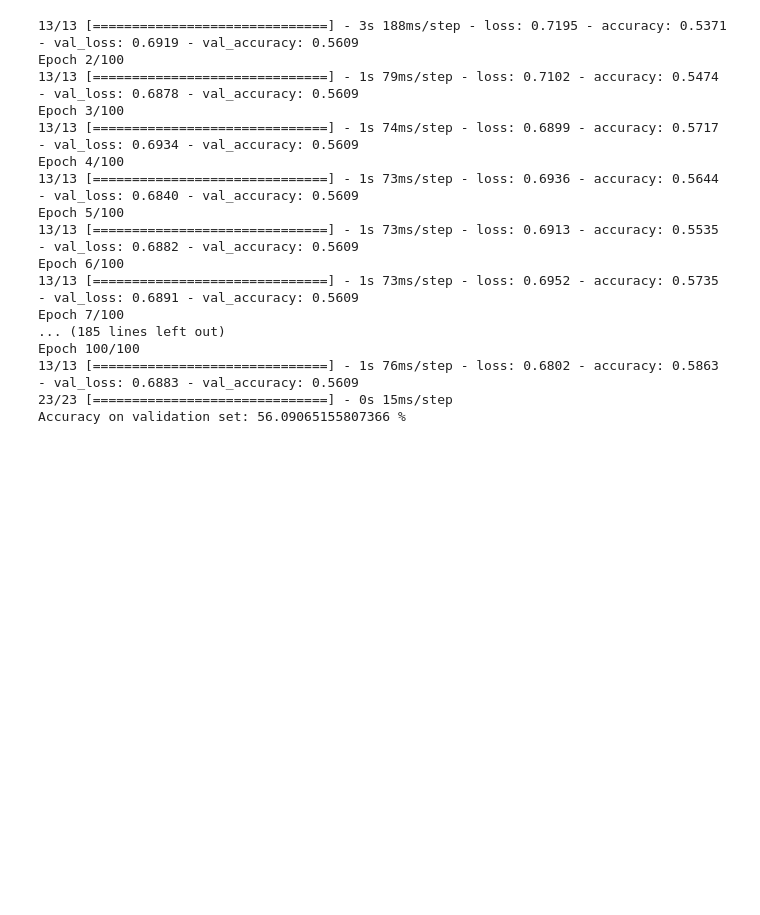
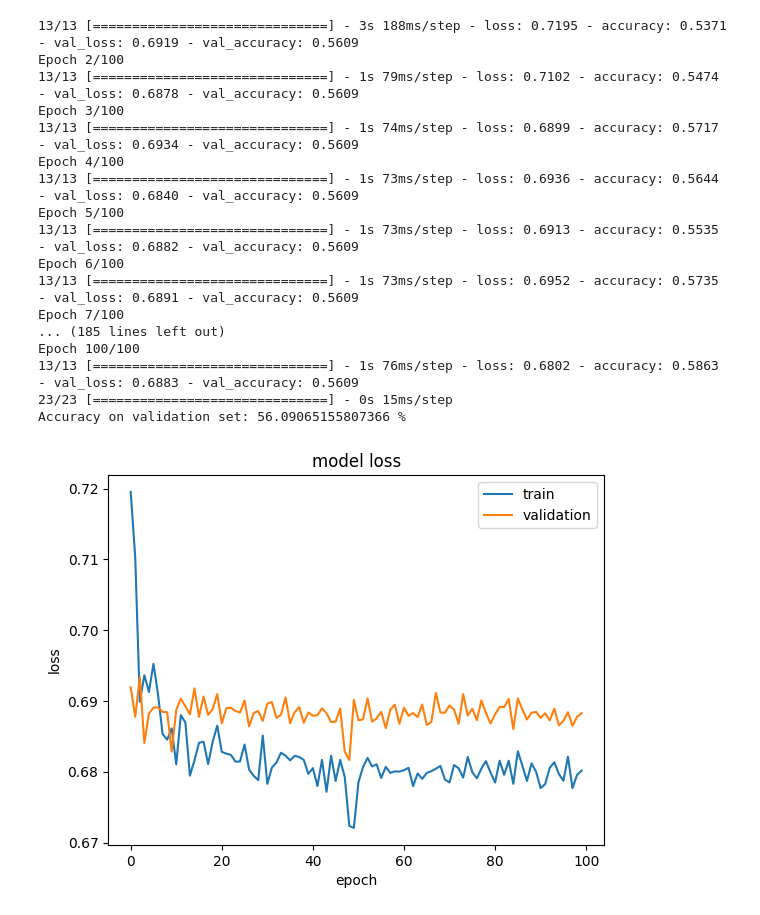
Before and after one commit to paramanandnarsinhabhat/Improving-Deep-Learning-Model, a Jupyter notebook: notebook/dropoutnueralnw.ipynb, the cells around one changed output. Drawn from its saved outputs; the diff is of its cells as text; code cells hidden in the pictures; blank space fills up the shorter version.

```diff
--- a/notebook/dropoutnueralnw.ipynb
+++ b/notebook/dropoutnueralnw.ipynb
@@ -151,3 +151,14 @@ Epoch 100/100
 13/13 [==============================] - 1s 76ms/step - loss: 0.6802 - accuracy: 0.5863 - val_loss: 0.6883 - val_accuracy: 0.5609
 23/23 [==============================] - 0s 15ms/step
 Accuracy on validation set: 56.09065155807366 %
+# %%
+# summarize history for loss
+plt.plot(model_history.history['loss'])
+plt.plot(model_history.history['val_loss'])
+plt.title('model loss')
+plt.ylabel('loss')
+plt.xlabel('epoch')
+plt.legend(['train', 'validation'], loc='upper right')
+plt.show()
+# %% [output]
+[figure, added]
```
Also changed, not shown: 1 other file.
